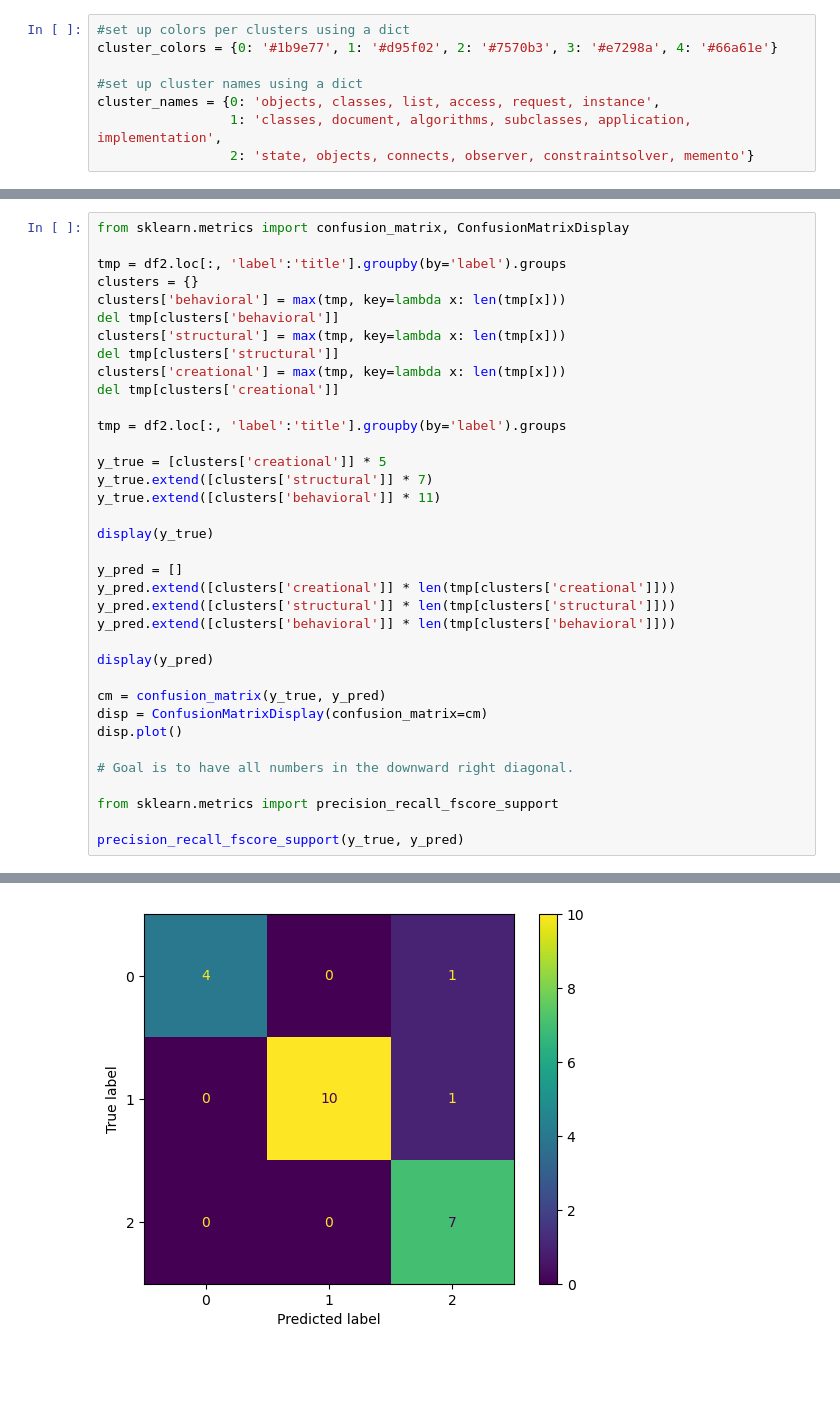
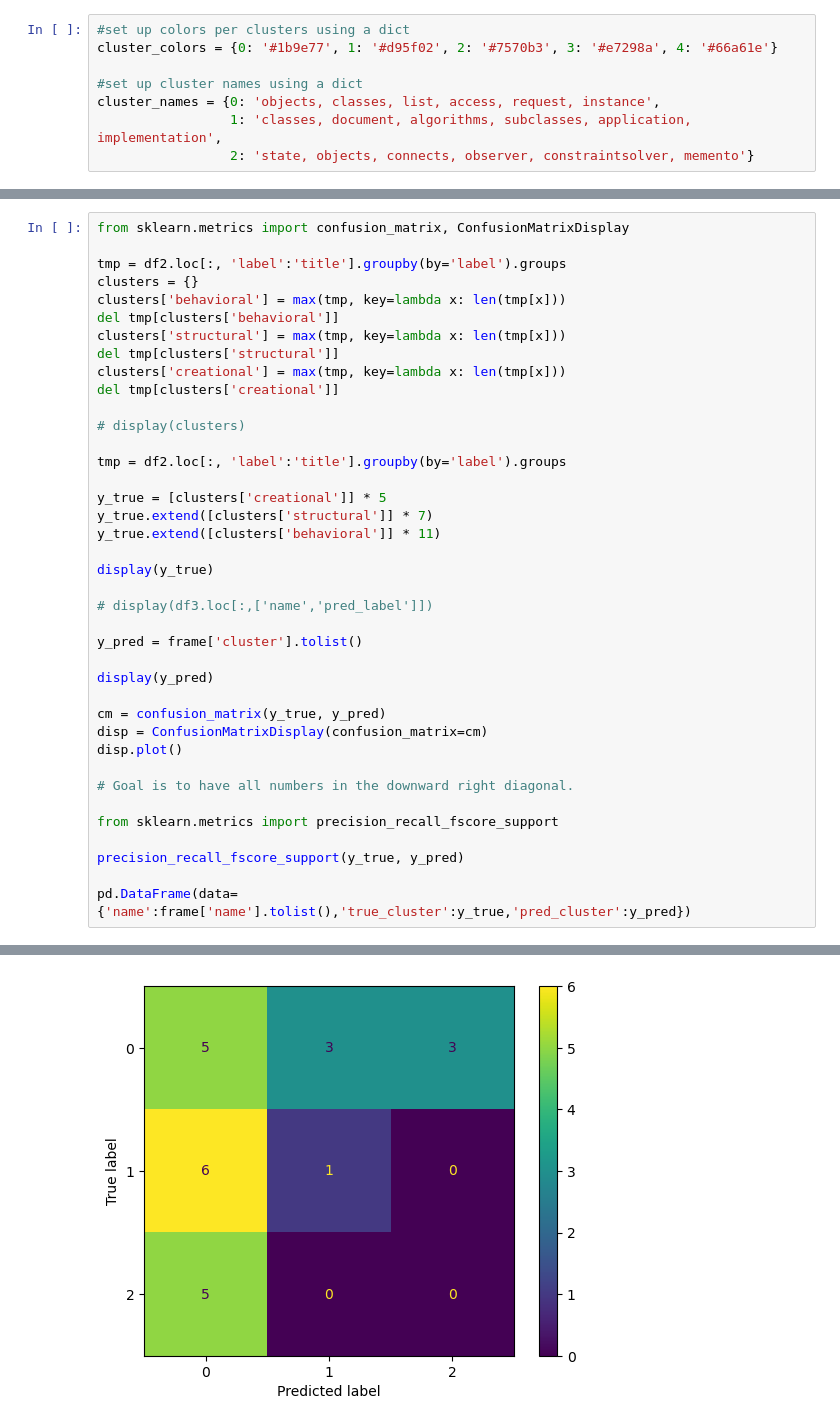
Before and after one commit to RETprojects/SWENG480-Team21, a Jupyter notebook: ml/gof-problem-domain.ipynb, the cells around one changed output, grey strips where cells are left out. Cells and saved outputs as stored; diff of their text form; blank space fills up the shorter version.

```diff
--- a/ml/gof-problem-domain.ipynb
+++ b/ml/gof-problem-domain.ipynb
@@ -462,6 +483,8 @@ del tmp[clusters['structural']]
 clusters['creational'] = max(tmp, key=lambda x: len(tmp[x]))
 del tmp[clusters['creational']]
 
+# display(clusters)
+
 tmp = df2.loc[:, 'label':'title'].groupby(by='label').groups
 
 y_true = [clusters['creational']] * 5
@@ -470,10 +493,9 @@ y_true.extend([clusters['behavioral']] * 11)
 
 display(y_true)
 
-y_pred = []
-y_pred.extend([clusters['creational']] * len(tmp[clusters['creational']]))
-y_pred.extend([clusters['structural']] * len(tmp[clusters['structural']]))
-y_pred.extend([clusters['behavioral']] * len(tmp[clusters['behavioral']]))
+# display(df3.loc[:,['name','pred_label']])
+
+y_pred = frame['cluster'].tolist()
 
 display(y_pred)
 
@@ -486,4 +508,6 @@ disp.plot()
 from sklearn.metrics import precision_recall_fscore_support
 
 precision_recall_fscore_support(y_true, y_pred)
+
+pd.DataFrame(data={'name':frame['name'].tolist(),'true_cluster':y_true,'pred_cluster':y_pred})
 # %% [output]
@@ -496 +533 @@ precision_recall_fscore_support(y_true, y_pred)
-[figure, old version]
+[figure, new version]
```
Also changed, not shown: parts of 5 cells of this notebook.
